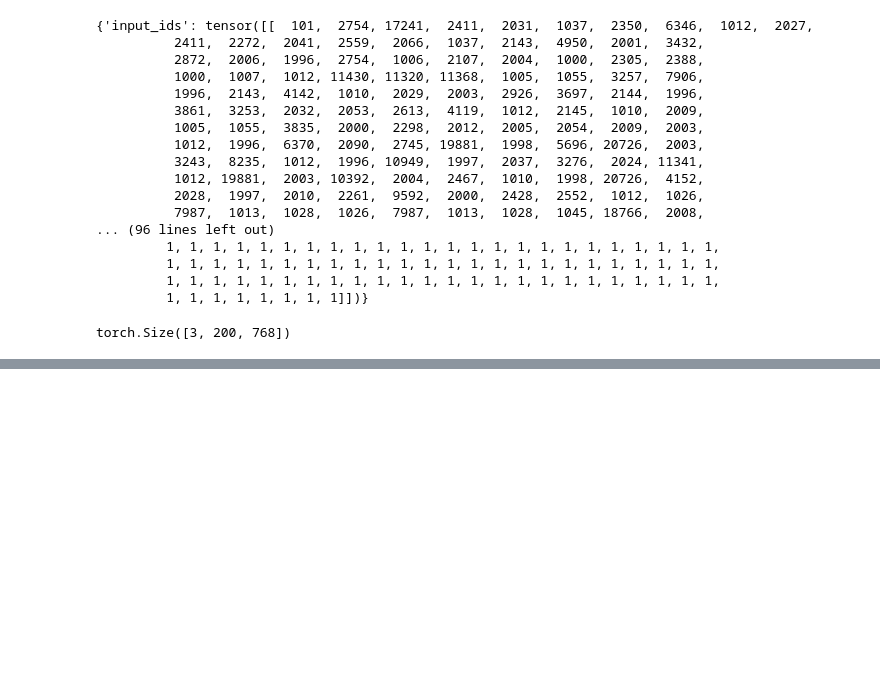
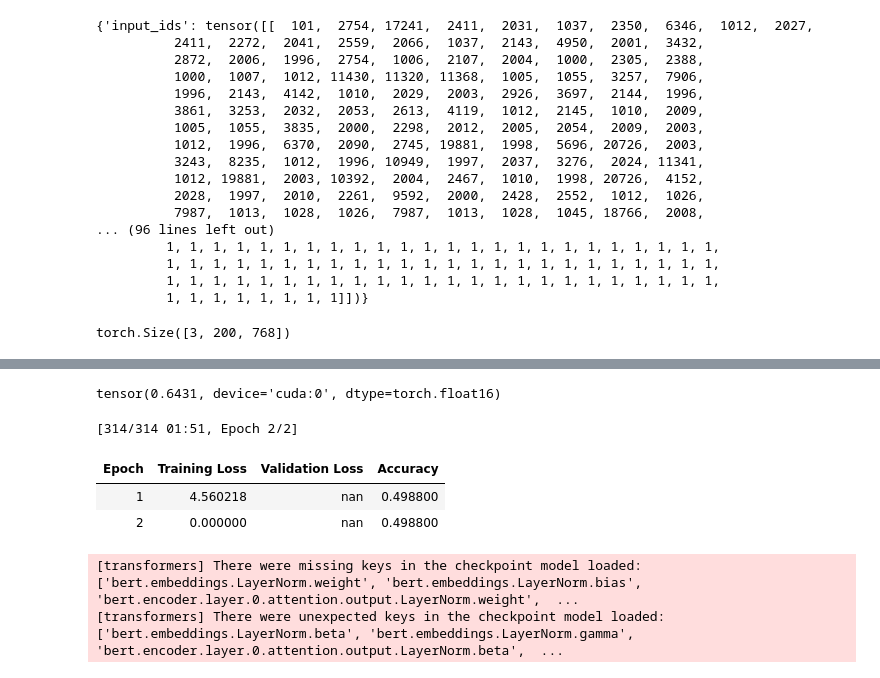
Before and after one commit to Cosminius/NLP_with_RNN_and_Attention, a Jupyter notebook: SentimentAnalysis_with_RNN.ipynb, the cells around one changed output, grey strips where cells are left out. Cells and saved outputs as stored; diff of their text form; code cells hidden in the pictures; blank space fills up the shorter version.

```diff
--- a/SentimentAnalysis_with_RNN.ipynb
+++ b/SentimentAnalysis_with_RNN.ipynb
@@ -792,0 +880,48 @@ NotImplementedError: scaled_dot_product_attention for MPS does not support dropo
+# %%
+with torch.no_grad():
+    output = bert_for_binary_clf(
+        input_ids = torch.tensor(encoding["input_ids"], device=device),
+        attention_mask = torch.tensor(encoding["attention_mask"], device=device),
+        labels= torch.tensor([1], device=device)
+    )
+output.loss
+# %% [output]
+tensor(0.6431, device='cuda:0', dtype=torch.float16)
+# %%
+#Trainer API
+def tokenize_batch(batch):
+    return bert_tokenizer(batch["text"], truncation=True, max_length=200)
+# %%
+tok_imdb_train_set = imdb_train_set.map(tokenize_batch, batched=True)
+tok_imdb_valid_set = imdb_valid_set.map(tokenize_batch, batched=True)
+tok_imdb_test_set = imdb_test_set.map(tokenize_batch, batched=True)
+# %%
+def compute_accuracy(pred):
+    return {"accuracy" : (pred.label_ids == pred.predictions.argmax(-1)).mean()}
+# %%
+from transformers import TrainingArguments
+
+
+train_args = TrainingArguments(
+    output_dir="my_imdb_model", num_train_epochs=2,
+    per_device_train_batch_size=128, per_device_eval_batch_size=128,
+    eval_strategy="epoch", logging_strategy='epoch', save_strategy="epoch",
+    load_best_model_at_end=True, metric_for_best_model="accuracy",
+    report_to='none'
+)
+# %%
+from transformers import DataCollatorWithPadding, Trainer
+
+trainer = Trainer(
+    bert_for_binary_clf, train_args, train_dataset=tok_imdb_train_set, eval_dataset=tok_imdb_valid_set, compute_metrics=compute_accuracy,
+    data_collator = DataCollatorWithPadding(bert_tokenizer)
+)
+
+train_output = trainer.train()
+# %% [output]
+[314/314 01:51, Epoch 2/2]
+| Epoch | Training Loss | Validation Loss | Accuracy |
+| 1 | 4.560218 | nan | 0.498800 |
+| 2 | 0.000000 | nan | 0.498800 |
+[transformers] There were missing keys in the checkpoint model loaded: ['bert.embeddings.LayerNorm.weight', 'bert.embeddings.LayerNorm.bias', 'bert.encoder.layer.0.attention.output.LayerNorm.weight',  ...
+[transformers] There were unexpected keys in the checkpoint model loaded: ['bert.embeddings.LayerNorm.beta', 'bert.embeddings.LayerNorm.gamma', 'bert.encoder.layer.0.attention.output.LayerNorm.beta',  ...
```
Also changed, not shown: parts of 21 cells of this notebook, 7 other files.
